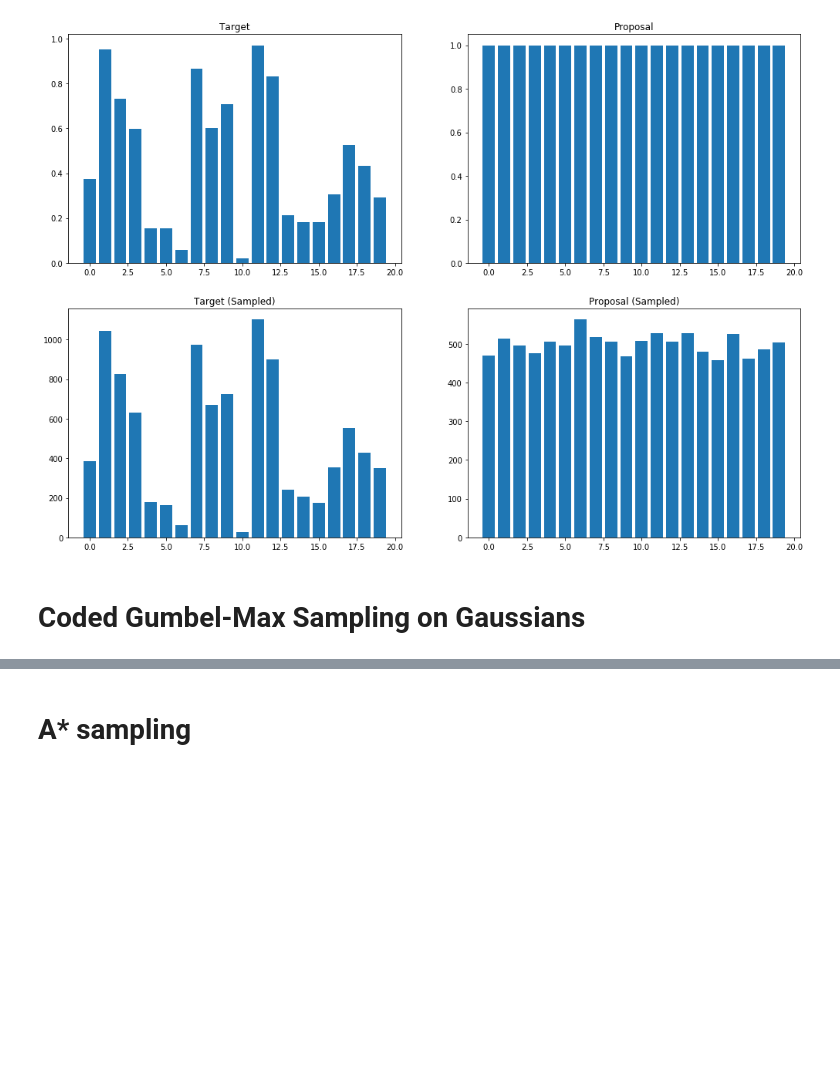
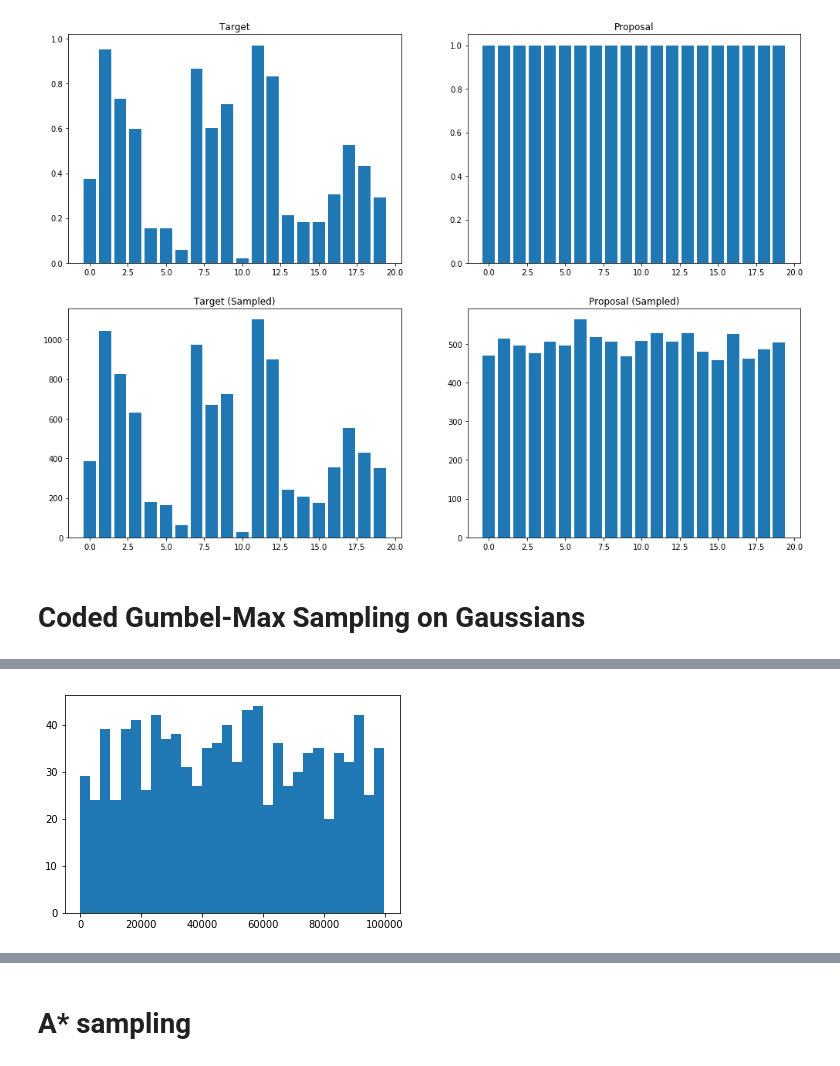
Before and after one commit to gergely-flamich/miracle-compression, a Jupyter notebook: code/compression/A-star-sampling.ipynb, the cells around one changed output, grey strips where cells are left out. Saved outputs shown, nothing was run; the diff lists cells and outputs as text; code cells hidden in the pictures; blank space fills up the shorter version.

```diff
--- a/code/compression/A-star-sampling.ipynb
+++ b/code/compression/A-star-sampling.ipynb
@@ -16,3 +16,9 @@ from sobol_seq import i4_sobol_generate
 from sampling import normal_normal_log_diff, normal_normal_region_bound
 from sampling import gumbel_pdf, gumbel_cdf, gumbel_inv_cdf, gumbel_sample
 from sampling import trunc_gumbel_pdf, trunc_gumbel_cdf, trunc_gumbel_inv_cdf, trunc_gumbel_sample
+
+import tensorflow as tf
+import tensorflow_probability as tfp
+tfd = tfp.distributions
+
+tf.enable_eager_execution()
@@ -182,0 +289,5 @@ plt.show()
+# %%
+plt.hist(code_indices, bins=30)
+plt.show()
+# %% [output]
+[figure, added]
```
Also changed, not shown: parts of 3 cells of this notebook, 2 other files.
